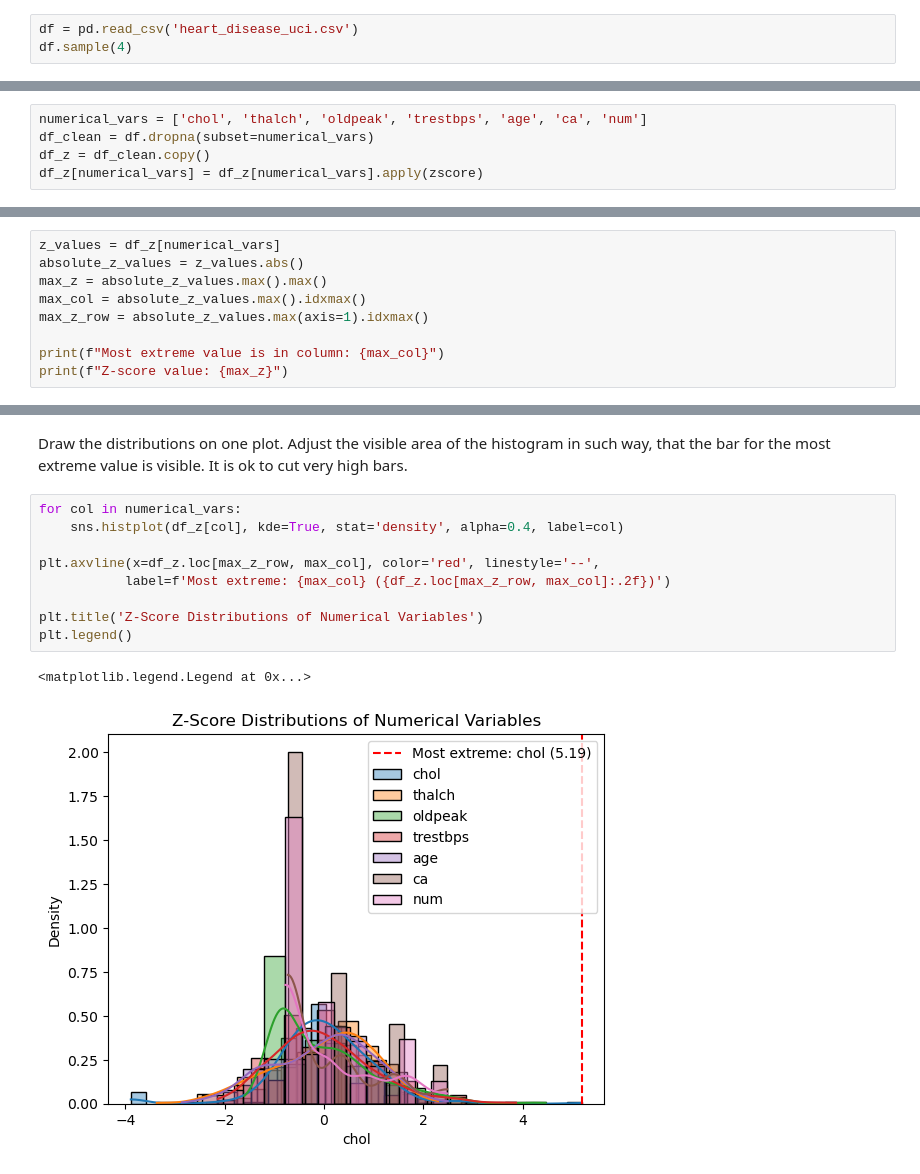
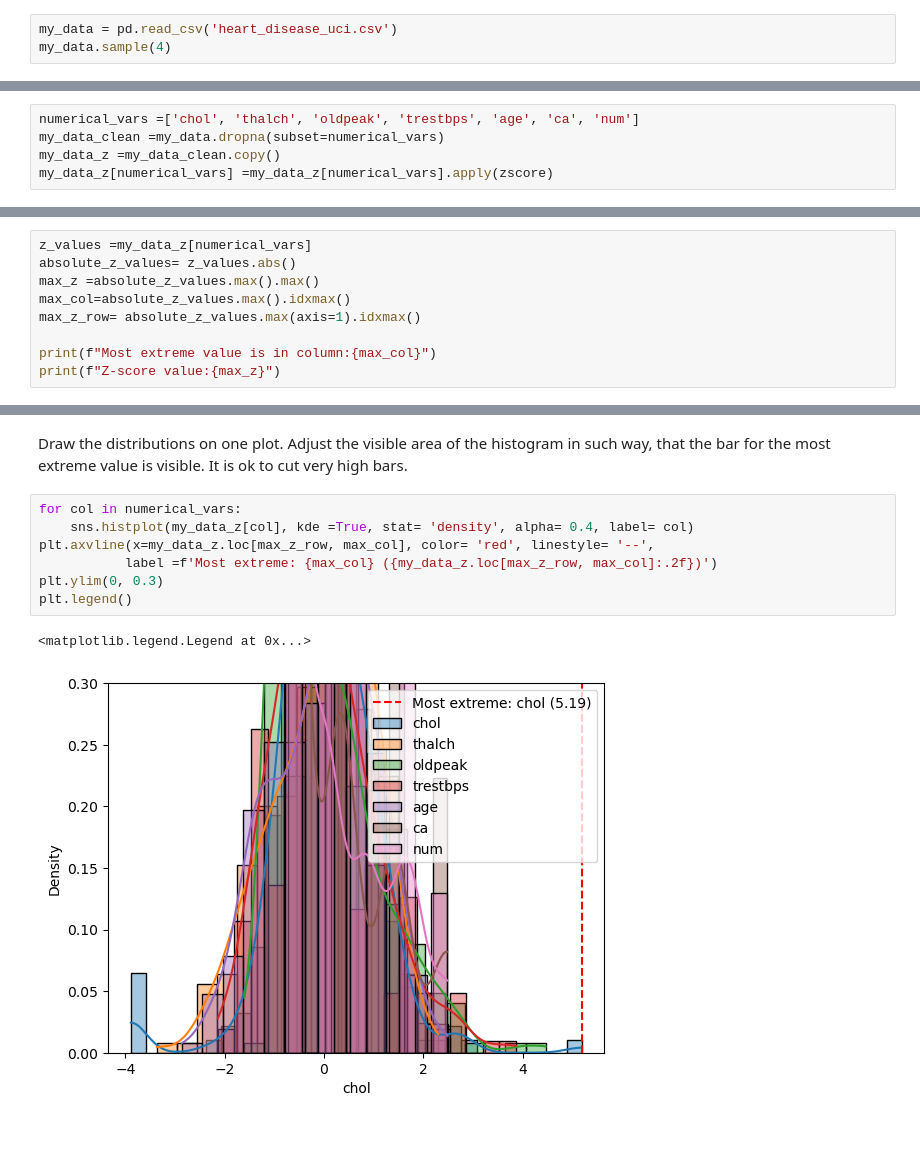
Before and after one commit to eliana0398/HW_Eliana, a Jupyter notebook: hw02_outliers_z_score_EM.ipynb, the cells around one changed output, grey strips where cells are left out. Cells and saved outputs as stored; diff of their text form; blank space fills up the shorter version.

```diff
--- a/hw02_outliers_z_score_EM.ipynb
+++ b/hw02_outliers_z_score_EM.ipynb
@@ -10,7 +10,7 @@ import seaborn as sns
 # %% [markdown]
 Download the [UCI Heart Disease Data](https://www.kaggle.com/datasets/redwankarimsony/heart-disease-data/data)
 # %%
-df = pd.read_csv('heart_disease_uci.csv')
-df.sample(4)
+my_data = pd.read_csv('heart_disease_uci.csv')
+my_data.sample(4)
 # %% [output]
 |  | id | age | sex | dataset | cp | trestbps | chol | fbs | restecg | thalch | exang | ... |
@@ -298,8 +332,8 @@ Note: you may need to restart the kernel to use updated packages.
 from scipy import stats
 from scipy.stats import zscore
 # %%
-numerical_vars = ['chol', 'thalch', 'oldpeak', 'trestbps', 'age', 'ca', 'num']
-df_clean = df.dropna(subset=numerical_vars)
-df_z = df_clean.copy()
-df_z[numerical_vars] = df_z[numerical_vars].apply(zscore)
+numerical_vars =['chol', 'thalch', 'oldpeak', 'trestbps', 'age', 'ca', 'num']
+my_data_clean =my_data.dropna(subset=numerical_vars)
+my_data_z =my_data_clean.copy()
+my_data_z[numerical_vars] =my_data_z[numerical_vars].apply(zscore)
 # %%
@@ -326,12 +359,12 @@ num_vars
 # %% [markdown]
 Find the most extreme value in the dataset: in what column is it in?
 # %%
-z_values = df_z[numerical_vars]
-absolute_z_values = z_values.abs()
-max_z = absolute_z_values.max().max()
-max_col = absolute_z_values.max().idxmax()
-max_z_row = absolute_z_values.max(axis=1).idxmax()
+z_values =my_data_z[numerical_vars]
+absolute_z_values= z_values.abs()
+max_z =absolute_z_values.max().max()
+max_col=absolute_z_values.max().idxmax()
+max_z_row= absolute_z_values.max(axis=1).idxmax()
 
-print(f"Most extreme value is in column: {max_col}")
-print(f"Z-score value: {max_z}")
+print(f"Most extreme value is in column:{max_col}")
+print(f"Z-score value:{max_z}")
 # %% [output]
@@ -343,13 +376,11 @@ Z-score value: 5.19272297941604
 Draw the distributions on one plot. Adjust the visible area of the histogram in such way, that the bar for the most extreme value is visible. It is ok to cut  very high bars.
 # %%
 for col in numerical_vars:
-    sns.histplot(df_z[col], kde=True, stat='density', alpha=0.4, label=col)
-
-plt.axvline(x=df_z.loc[max_z_row, max_col], color='red', linestyle='--',
-           label=f'Most extreme: {max_col} ({df_z.loc[max_z_row, max_col]:.2f})')
-
-plt.title('Z-Score Distributions of Numerical Variables')
+    sns.histplot(my_data_z[col], kde =True, stat= 'density', alpha= 0.4, label= col)
+plt.axvline(x=my_data_z.loc[max_z_row, max_col], color= 'red', linestyle= '--',
+           label =f'Most extreme: {max_col} ({my_data_z.loc[max_z_row, max_col]:.2f})')
+plt.ylim(0, 0.3)
 plt.legend()
 # %% [output]
 <matplotlib.legend.Legend at 0x...>
-[figure, old version]
+[figure, new version]
```
Also changed, not shown: parts of 29 cells of this notebook, 1 other file.
